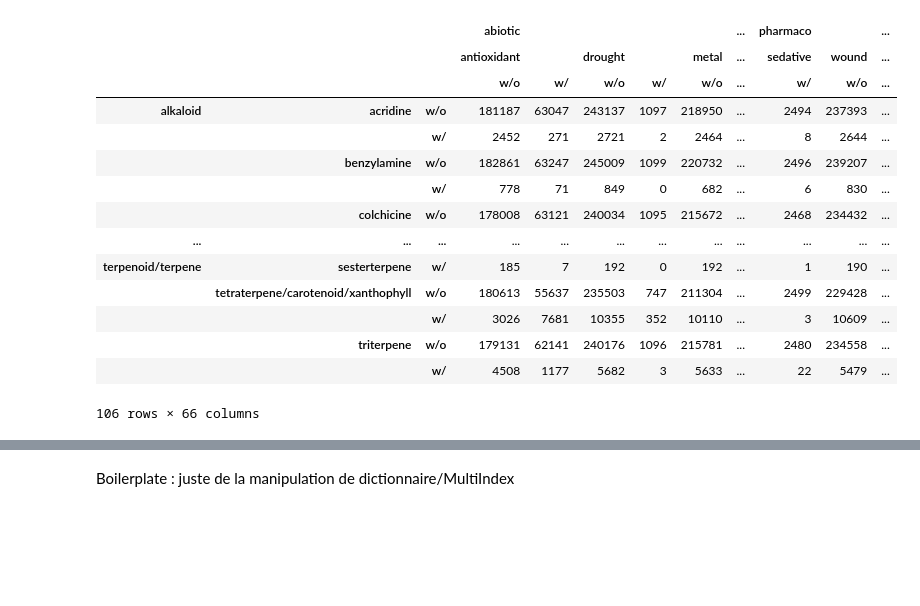
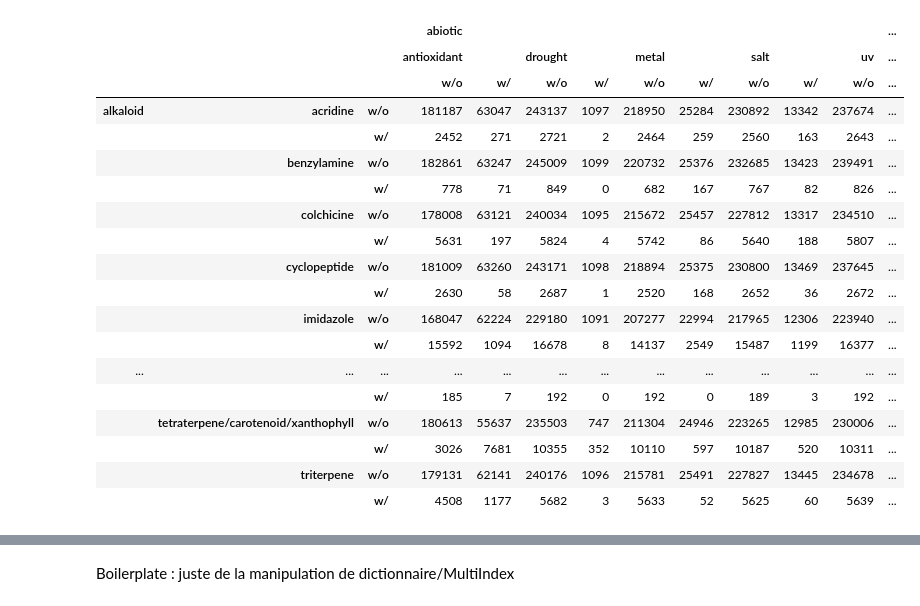
Before and after one commit to unc-informatique/pharmaco-chemistry-biblio, a Jupyter notebook: interactive.ipynb, the cells around one changed output, grey strips where cells are left out. Drawn from its saved outputs; the diff is of its cells as text; code cells hidden in the pictures; blank space fills up the shorter version.

```diff
--- a/interactive.ipynb
+++ b/interactive.ipynb
@@ -8,55 +8,59 @@ from IPython.display import display
 from collections import defaultdict
 
 np.set_printoptions(precision=4, suppress=True)
-pd.set_option("display.float_format", lambda x: "{:.3f}".format(x))
-pd.set_option("display.max_columns", 10)
-pd.set_option("display.max_rows", 20)
-pd.set_option("display.min_rows", 10)
+pd.set_option("display.float_format", lambda x: "{:.2f}".format(x))
+pd.set_option("display.max_columns", None)
+pd.set_option("display.max_rows", None)
+# pd.set_option("display.min_rows", 10)
 
 # (11.7, 8.27) = A4 landscape
 sns.set_theme(style="dark", palette="muted", font_scale=1.10, rc={"figure.figsize": (16.54, 11.7)})
 
 SELECTORS = ["w/o", "w/"]  # ordered as bools
 MARGIN_SYMB = "Σ"
 CLASS_SYMB = "*"
 MARGIN_IDX = (CLASS_SYMB, MARGIN_SYMB, SELECTORS[1])
 SORT_ORDER = [True, True, False]
 
 # DATASET_FILENAME = Path("results/activities_2022-01-29_16-33-05.csv")
 DATASET_FILENAME = Path("results/pharmaco_chemistry_2022-03-17_16-43-57.csv")
 dataset_with_margin = pd.read_csv(DATASET_FILENAME, index_col=[0, 1, 2], header=[0, 1, 2])
 dataset_with_margin.sort_index(axis=1, inplace=True, ascending=SORT_ORDER)
 dataset_with_margin.sort_index(axis=0, inplace=True, ascending=SORT_ORDER)
 
 N = dataset_with_margin.loc[MARGIN_IDX,MARGIN_IDX]
 
 all_comp_but_margin = pd.Series(idx for idx in dataset_with_margin.index if idx != MARGIN_IDX)
 all_acti_but_margin = pd.Series(idx for idx in dataset_with_margin.columns if idx != MARGIN_IDX)
 
 comp_margin = dataset_with_margin.loc[all_comp_but_margin, MARGIN_IDX]
 acti_margin = dataset_with_margin.loc[MARGIN_IDX, all_acti_but_margin]
 
 
 
 dataset = dataset_with_margin.loc[all_comp_but_margin, all_acti_but_margin]
 
 display(dataset)
 # %% [output]
-|  |  |  | abiotic |  |  |  |  | ... | pharmaco |  | ... |
-|  |  |  | antioxidant |  | drought |  | metal | ... | sedative | wound | ... |
-|  |  |  | w/o | w/ | w/o | w/ | w/o | ... | w/ | w/o | ... |
-| alkaloid | acridine | w/o | 181187 | 63047 | 243137 | 1097 | 218950 | ... | 2494 | 237393 | ... |
-|  |  | w/ | 2452 | 271 | 2721 | 2 | 2464 | ... | 8 | 2644 | ... |
-|  | benzylamine | w/o | 182861 | 63247 | 245009 | 1099 | 220732 | ... | 2496 | 239207 | ... |
-|  |  | w/ | 778 | 71 | 849 | 0 | 682 | ... | 6 | 830 | ... |
-|  | colchicine | w/o | 178008 | 63121 | 240034 | 1095 | 215672 | ... | 2468 | 234432 | ... |
-| ... | ... | ... | ... | ... | ... | ... | ... | ... | ... | ... | ... |
-| terpenoid/terpene | sesterterpene | w/ | 185 | 7 | 192 | 0 | 192 | ... | 1 | 190 | ... |
-|  | tetraterpene/carotenoid/xanthophyll | w/o | 180613 | 55637 | 235503 | 747 | 211304 | ... | 2499 | 229428 | ... |
-|  |  | w/ | 3026 | 7681 | 10355 | 352 | 10110 | ... | 3 | 10609 | ... |
-|  | triterpene | w/o | 179131 | 62141 | 240176 | 1096 | 215781 | ... | 2480 | 234558 | ... |
-|  |  | w/ | 4508 | 1177 | 5682 | 3 | 5633 | ... | 22 | 5479 | ... |
+|  |  |  | abiotic |  |  |  |  |  |  |  |  | ... |
+|  |  |  | antioxidant |  | drought |  | metal |  | salt |  | uv | ... |
+|  |  |  | w/o | w/ | w/o | w/ | w/o | w/ | w/o | w/ | w/o | ... |
+| alkaloid | acridine | w/o | 181187 | 63047 | 243137 | 1097 | 218950 | 25284 | 230892 | 13342 | 237674 | ... |
+|  |  | w/ | 2452 | 271 | 2721 | 2 | 2464 | 259 | 2560 | 163 | 2643 | ... |
+|  | benzylamine | w/o | 182861 | 63247 | 245009 | 1099 | 220732 | 25376 | 232685 | 13423 | 239491 | ... |
+|  |  | w/ | 778 | 71 | 849 | 0 | 682 | 167 | 767 | 82 | 826 | ... |
+|  | colchicine | w/o | 178008 | 63121 | 240034 | 1095 | 215672 | 25457 | 227812 | 13317 | 234510 | ... |
+|  |  | w/ | 5631 | 197 | 5824 | 4 | 5742 | 86 | 5640 | 188 | 5807 | ... |
+|  | cyclopeptide | w/o | 181009 | 63260 | 243171 | 1098 | 218894 | 25375 | 230800 | 13469 | 237645 | ... |
+|  |  | w/ | 2630 | 58 | 2687 | 1 | 2520 | 168 | 2652 | 36 | 2672 | ... |
+|  | imidazole | w/o | 168047 | 62224 | 229180 | 1091 | 207277 | 22994 | 217965 | 12306 | 223940 | ... |
+|  |  | w/ | 15592 | 1094 | 16678 | 8 | 14137 | 2549 | 15487 | 1199 | 16377 | ... |
+| ... | ... | ... | ... | ... | ... | ... | ... | ... | ... | ... | ... | ... |
+|  |  | w/ | 185 | 7 | 192 | 0 | 192 | 0 | 189 | 3 | 192 | ... |
+|  | tetraterpene/carotenoid/xanthophyll | w/o | 180613 | 55637 | 235503 | 747 | 211304 | 24946 | 223265 | 12985 | 230006 | ... |
+|  |  | w/ | 3026 | 7681 | 10355 | 352 | 10110 | 597 | 10187 | 520 | 10311 | ... |
+|  | triterpene | w/o | 179131 | 62141 | 240176 | 1096 | 215781 | 25491 | 227827 | 13445 | 234678 | ... |
+|  |  | w/ | 4508 | 1177 | 5682 | 3 | 5633 | 52 | 5625 | 60 | 5639 | ... |
-106 rows × 66 columns
 # %%
 display(acti_margin)
 display(comp_margin)
```
Also changed, not shown: parts of 3 cells of this notebook, 2 other files.
